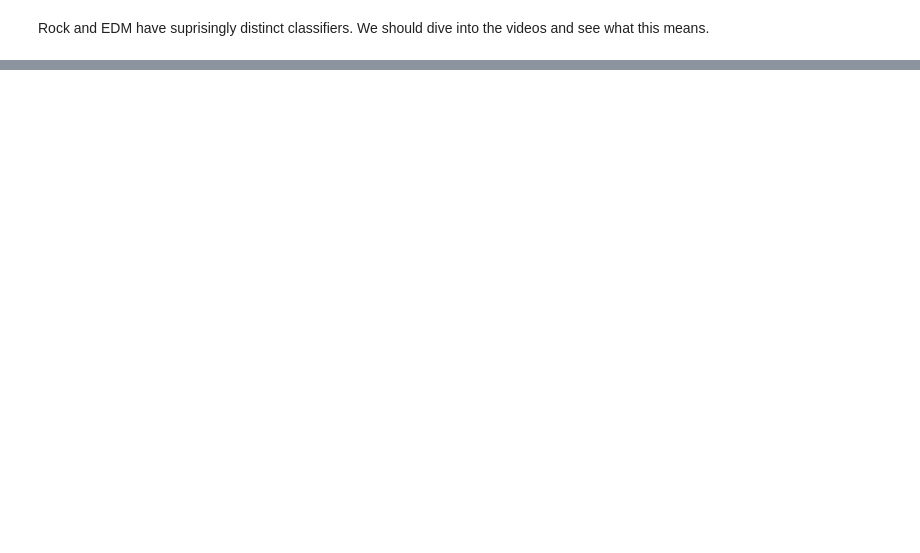
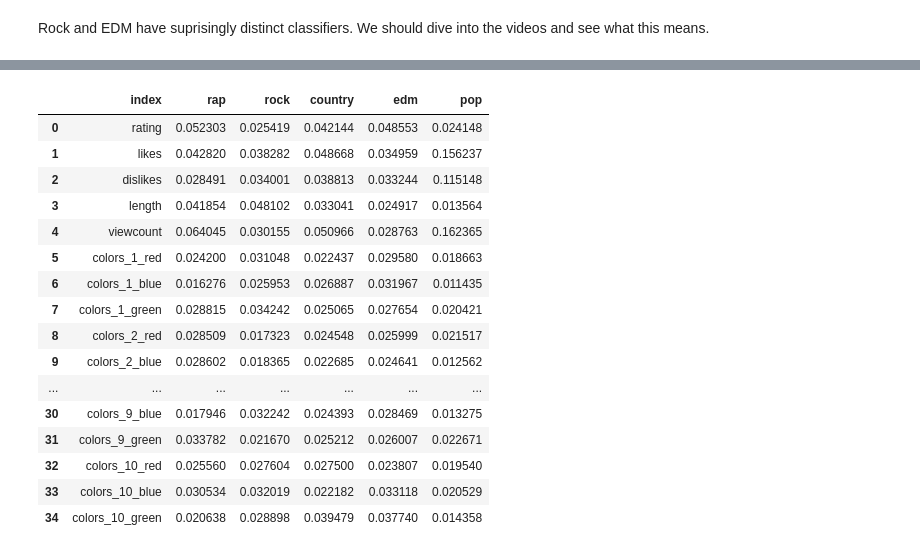
Before and after one commit to wmoncrief/Pixal, a Jupyter notebook: VidAnalysis/Dalton_RF.ipynb, the cells around one changed output, grey strips where cells are left out. Cells and saved outputs as stored; diff of their text form; code cells hidden in the pictures; blank space fills up the shorter version.

```diff
--- a/VidAnalysis/Dalton_RF.ipynb
+++ b/VidAnalysis/Dalton_RF.ipynb
@@ -424,0 +374,48 @@ df = pd.DataFrame(all_features,model.feature_importances_)
+# %%
+df = pd.DataFrame()
+df['index'] = all_features
+
+y, _ = pd.factorize(training_set['is_rap'])
+model.fit(training_set[all_features], y)
+
+df['rap'] = model.feature_importances_
+
+y, _ = pd.factorize(training_set['is_rock'])
+model.fit(training_set[all_features], y)
+
+df['rock'] = model.feature_importances_
+
+y, _ = pd.factorize(training_set['is_country'])
+model.fit(training_set[all_features], y)
+
+df['country'] = model.feature_importances_
+
+y, _ = pd.factorize(training_set['is_edm'])
+model.fit(training_set[all_features], y)
+
+df['edm'] = model.feature_importances_
+
+y, _ = pd.factorize(training_set['is_pop'])
+model.fit(training_set[all_features], y)
+
+df['pop'] = model.feature_importances_
+
+df
+# %% [output]
+|  | index | rap | rock | country | edm | pop |
+| 0 | rating | 0.052303 | 0.025419 | 0.042144 | 0.048553 | 0.024148 |
+| 1 | likes | 0.042820 | 0.038282 | 0.048668 | 0.034959 | 0.156237 |
+| 2 | dislikes | 0.028491 | 0.034001 | 0.038813 | 0.033244 | 0.115148 |
+| 3 | length | 0.041854 | 0.048102 | 0.033041 | 0.024917 | 0.013564 |
+| 4 | viewcount | 0.064045 | 0.030155 | 0.050966 | 0.028763 | 0.162365 |
+| 5 | colors_1_red | 0.024200 | 0.031048 | 0.022437 | 0.029580 | 0.018663 |
+| 6 | colors_1_blue | 0.016276 | 0.025953 | 0.026887 | 0.031967 | 0.011435 |
+| 7 | colors_1_green | 0.028815 | 0.034242 | 0.025065 | 0.027654 | 0.020421 |
+| 8 | colors_2_red | 0.028509 | 0.017323 | 0.024548 | 0.025999 | 0.021517 |
+| 9 | colors_2_blue | 0.028602 | 0.018365 | 0.022685 | 0.024641 | 0.012562 |
+| ... | ... | ... | ... | ... | ... | ... |
+| 30 | colors_9_blue | 0.017946 | 0.032242 | 0.024393 | 0.028469 | 0.013275 |
+| 31 | colors_9_green | 0.033782 | 0.021670 | 0.025212 | 0.026007 | 0.022671 |
+| 32 | colors_10_red | 0.025560 | 0.027604 | 0.027500 | 0.023807 | 0.019540 |
+| 33 | colors_10_blue | 0.030534 | 0.032019 | 0.022182 | 0.033118 | 0.020529 |
+| 34 | colors_10_green | 0.020638 | 0.028898 | 0.039479 | 0.037740 | 0.014358 |
```
Also changed, not shown: parts of 23 cells of this notebook.
